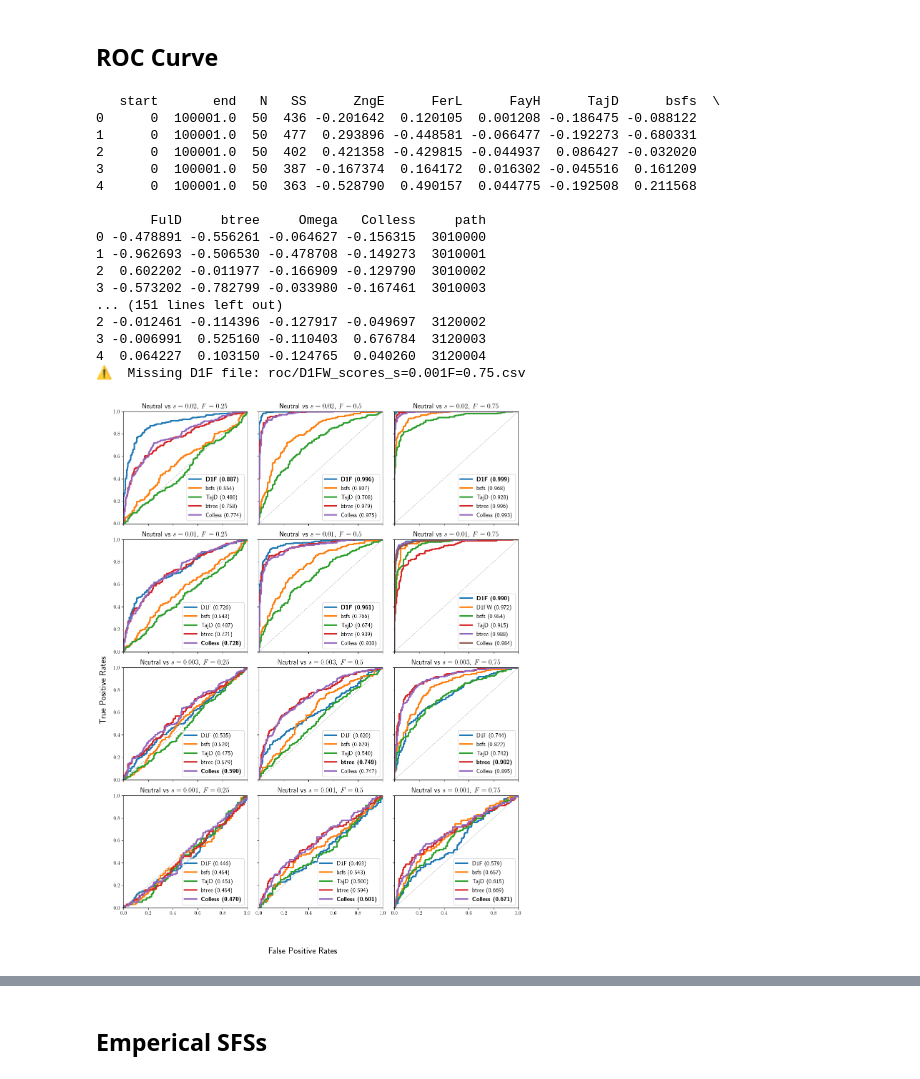
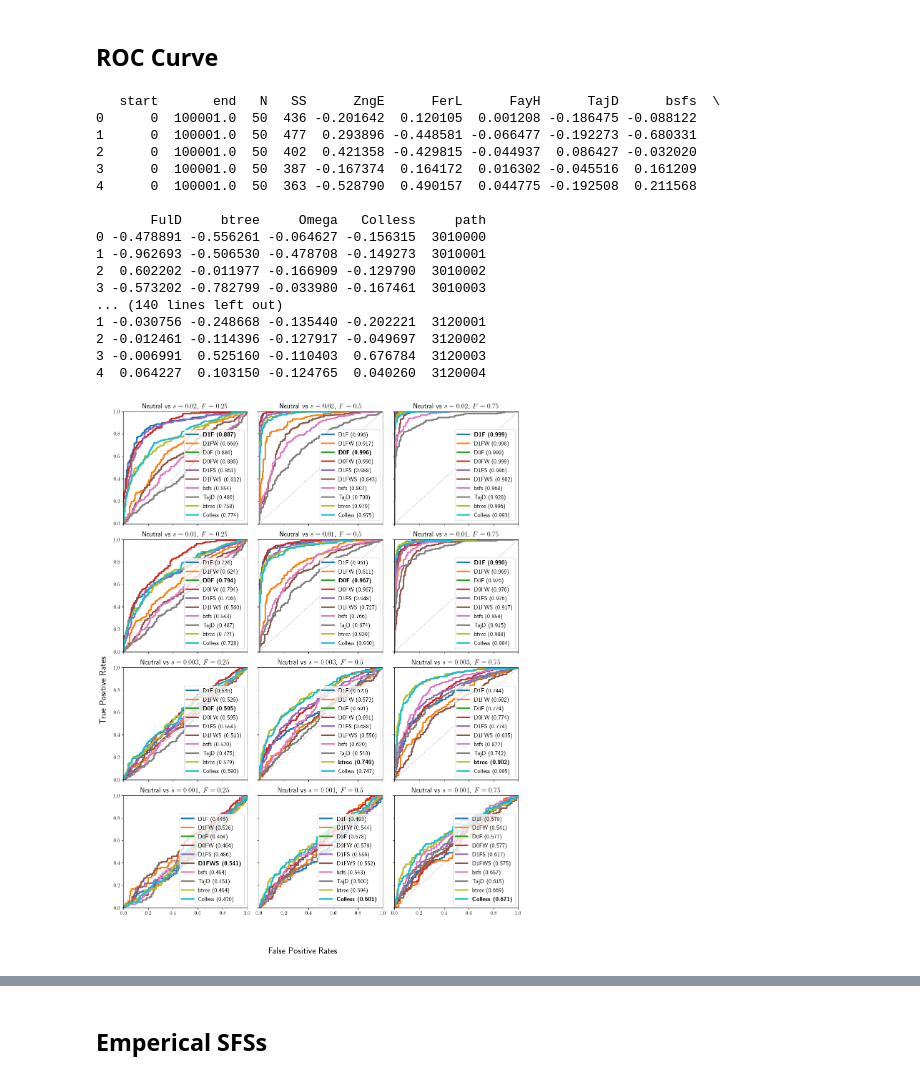
Before and after one commit to shinorimax/Selective-Sweep-Simulation, a Jupyter notebook: SliM/Calculation---Constant_Directional_selection.ipynb, the cells around one changed output, grey strips where cells are left out. Drawn from its saved outputs; the diff is of its cells as text; code cells hidden in the pictures.

```diff
--- a/SliM/Calculation---Constant_Directional_selection.ipynb
+++ b/SliM/Calculation---Constant_Directional_selection.ipynb
@@ -208,9 +169,9 @@ def ROCAUC(y0, y1, score_ascending=False):
     return fpr, tpr, roc_auc_score(y_true, y_score)
 
 # Stats we’ll compare (present in your files)
-stats = ['D1F', 'D1FW', 'bsfs', 'TajD', 'btree', 'Colless']
-# Order for legend (tweak if you want another ordering)
-myorder = [0, 1, 2, 3, 4, 5]
+stats = ['D1F', 'D1FW', 'D0F', 'D0FW', 'D1FS', 'D1FWS', 'bsfs', 'TajD', 'btree', 'Colless']
+# Order for legend (all 10 stats: D1F, D1FW, D0F, D0FW, D1FS, D1FWS, bsfs, TajD, btree, Colless)
+myorder = list(range(len(stats)))  # [0, 1, 2, 3, 4, 5, 6, 7, 8, 9]
 
 # Load neutral set once
 neutral_key = 'Fn'
@@ -249,12 +210,20 @@ for name, (k1, k2) in zip(names, pairs):
     best_key = None
 
     for key in stats:
-        if key in ['D1F', 'D1FW']:
+        if key in ['D1F', 'D1FW', 'D0F', 'D0FW', 'D1FS', 'D1FWS']:
             # Load distances exported from R for this scenario
             if key == 'D1F':
                 csv_path = os.path.join("roc", f"D1F_scores_{k2}.csv")
             elif key == 'D1FW':
                 csv_path = os.path.join("roc", f"D1FW_scores_{k2}.csv")
+            elif key == 'D0F':
+                csv_path = os.path.join("roc", f"D0F_scores_{k2}.csv")
+            elif key == 'D0FW':
+                csv_path = os.path.join("roc", f"D0FW_scores_{k2}.csv")
+            elif key == 'D1FS':
+                csv_path = os.path.join("roc", f"D1FS_scores_{k2}.csv")
+            elif key == 'D1FWS':
+                csv_path = os.path.join("roc", f"D1FWS_scores_{k2}.csv")
             if not os.path.exists(csv_path):
                 print("⚠️  Missing D1F file:", csv_path)
                 continue
@@ -300,8 +269,9 @@ for i, name in enumerate(names):
         tpr = tprs[(key, name)]
         auc = aucs[(key, name)]
 
-        label_map = {'D1F':'D1F', 'D1FW': 'D1FW', 'btree':'btree', 'Colless':'Colless', 'Omega':'Omega',
-                     'bsfs':'bsfs', 'TajD':'TajD', 'FulD':'FulD'}
+        label_map = {'D1F':'D1F', 'D1FW': 'D1FW', 'D0F':'D0F', 'D0FW': 'D0FW',
+                     'D1FS':'D1FS', 'D1FWS': 'D1FWS', 'btree':'btree', 'Colless':'Colless',
+                     'Omega':'Omega', 'bsfs':'bsfs', 'TajD':'TajD', 'FulD':'FulD'}
         label = f"{label_map.get(key, key)} ({auc:.3f})"
 
         if blds[name] == key:
@@ -310,41 +280,61 @@ for i, name in enumerate(names):
         ax[r, c].plot(fpr, tpr, label=label, linewidth=3)
 
     ax[r, c].set_title(name, size=14)
-    # Order legend entries
+    # Order legend entries based on stats list order
     handles, labels = ax[r, c].get_legend_handles_labels()
     if handles:
-        order = [i for i in myorder if i < len(handles)]
-        ax[r, c].legend([handles[_] for _ in order], [labels[_] for _ in order],
+        # Create a mapping from stat name to index in stats list
+        stat_to_idx = {stat: idx for idx, stat in enumerate(stats)}
+        # Sort handles and labels by their position in the stats list
+        # Extract stat name from label (format: "StatName (AUC)" or "\textbf{StatName (AUC)}")
+        def get_stat_from_label(label):
+            # Remove LaTeX formatting if present
+            import re
+            label_clean = re.sub(r'\\textbf\{', '', label)
+            label_clean = re.sub(r'\}', '', label_clean)
+            # Extract stat name (everything before the first space or parenthesis)
+            stat_name = label_clean.split(' ')[0].split('(')[0]
+            return stat_name
+
+        # Create list of (handle, label, stat_index) tuples
+        handle_label_pairs = [(h, l, stat_to_idx.get(get_stat_from_label(l), len(stats)))
+                              for h, l in zip(handles, labels)]
+        # Sort by stat_index
+        handle_label_pairs.sort(key=lambda x: x[2])
+        # Reorder handles and labels
+        ordered_handles = [h for h, _, _ in handle_label_pairs]
+        ordered_labels = [l for _, l, _ in handle_label_pairs]
+        ax[r, c].legend(ordered_handles, ordered_labels,
                         loc='lower right', prop={'size': 12})
 
 for a in ax.ravel():
     a.set_xlim(0, 1); a.set_ylim(0, 1)
     a.plot([0,1], [0,1], ls='--', lw=1, color='gray', alpha=0.5)
 
 fig.text(0.5, 0.07, 'False Positive Rates', ha='center', va='center', size=18)
 fig.text(0.07, 0.5, 'True Positive Rates', rotation=90, ha='center', va='center', size=18)
 plt.tight_layout(rect=[0.08, 0.12, 0.98, 0.98])
 # plt.savefig('plots/Constant_Directional_no_infer.pdf', dpi=600, bbox_inches='tight')
 plt.show()
 # %% [output]
    start       end   N   SS      ZngE      FerL      FayH      TajD      bsfs  \
 0      0  100001.0  50  436 -0.201642  0.120105  0.001208 -0.186475 -0.088122
 1      0  100001.0  50  477  0.293896 -0.448581 -0.066477 -0.192273 -0.680331
 2      0  100001.0  50  402  0.421358 -0.429815 -0.044937  0.086427 -0.032020
 3      0  100001.0  50  387 -0.167374  0.164172  0.016302 -0.045516  0.161209
 4      0  100001.0  50  363 -0.528790  0.490157  0.044775 -0.192508  0.211568
 
        FulD     btree     Omega   Colless     path
 0 -0.478891 -0.556261 -0.064627 -0.156315  3010000
 1 -0.962693 -0.506530 -0.478708 -0.149273  3010001
 2  0.602202 -0.011977 -0.166909 -0.129790  3010002
 3 -0.573202 -0.782799 -0.033980 -0.167461  3010003
-... (151 lines left out)
+... (140 lines left out)
+1 -0.030756 -0.248668 -0.135440 -0.202221  3120001
 2 -0.012461 -0.114396 -0.127917 -0.049697  3120002
 3 -0.006991  0.525160 -0.110403  0.676784  3120003
 4  0.064227  0.103150 -0.124765  0.040260  3120004
-⚠️  Missing D1F file: roc/D1FW_scores_s=0.001F=0.75.csv
-[figure, old version]
+[figure, new version]
 # %%
 df_neu.head()
 # %% [output]
```
Also changed, not shown: parts of 3 cells of this notebook, 8 other files.
